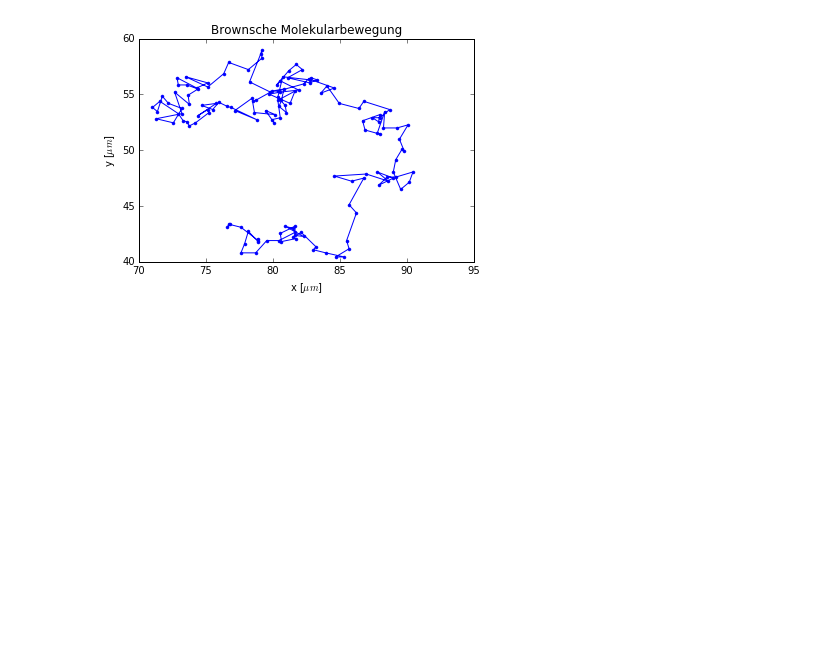
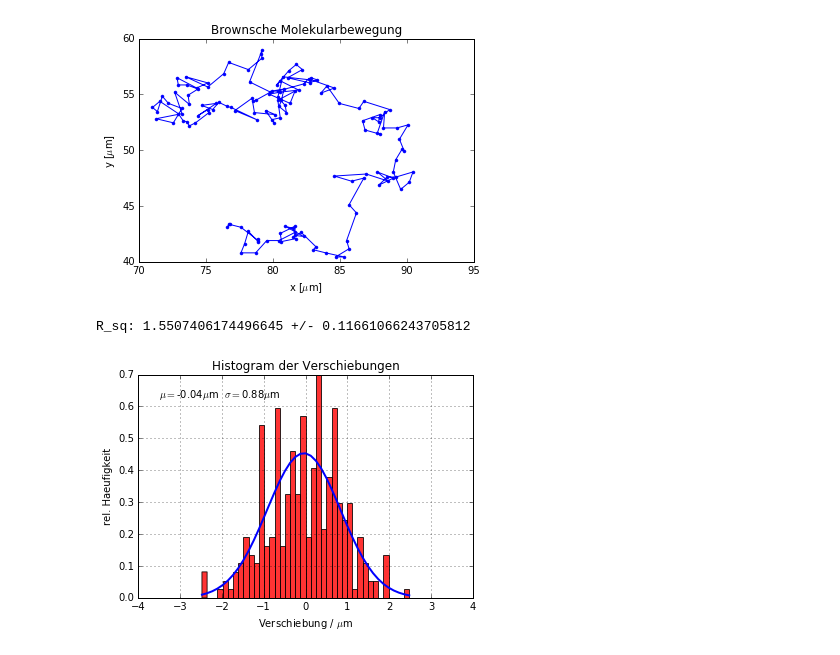
Before and after one commit to acereca/python, a Jupyter notebook: PAP223/223.ipynb, the cells around one changed output. Saved outputs shown, nothing was run; the diff lists cells and outputs as text; code cells hidden in the pictures; blank space fills up the shorter version.

```diff
--- a/PAP223/223.ipynb
+++ b/PAP223/223.ipynb
@@ -1 +1,10 @@
+# %%
+import matplotlib.pyplot as plt
+import matplotlib.mlab as mlab
+import numpy as np
+from helper import *
+%matplotlib inline
+
+file = np.genfromtxt("data/Messung - Schlotthauer Nisble.dat").T
+t,x,y = file[1],file[2],file[3]
 # %%
@@ -11,3 +16,12 @@ plt.savefig("Pfad - Schlotthauer Nisble",format="pdf")
 plt.show()
 # %% [output]
 [figure]
+# %%
+dt=np.array([])
+dx=np.array([])
+dy=np.array([])
+
+for i in range(len(t)-1):
+    dt=np.append( dt,t[i+1]-t[i])
+    dx=np.append( dx,x[i+1]-x[i])
+    dy=np.append( dy,y[i+1]-y[i])
@@ -13,0 +30,22 @@ plt.show()
+# %%
+r_squared_mean=np.mean(r_squared)
+r_squared_mean_std=np.std(r_squared)/np.sqrt(len(r_squared))
+
+printResult("R_sq",r_squared_mean,r_squared_mean_std,"")
+# %% [output]
+R_sq: 1.5507406174496645 +/- 0.11661066243705812
+# %%
+n, bins, patches=plt.hist(np.append(dx,dy), 40, normed=1, facecolor='red', alpha=0.8)
+
+plt.text(-3.5, .63, '$\mu=$'+str(round(np.mean(np.append(dx,dy)),2))+'$\mu$m'+'  $\sigma=$'+str(round(np.std(np.append(dx,dy)),2))+'$\mu$m')
+plt.xlabel('Verschiebung / $\mu$m')
+plt.ylabel('rel. Haeufigkeit')
+plt.title('Histogram der Verschiebungen')
+plt.grid(True)
+plt.axis([-4, 4, 0, 0.7])
+
+gauss = mlab.normpdf( bins, np.mean(np.append(dx,dy)), np.std(np.append(dx,dy)))
+plt.plot(bins, gauss, 'b-', linewidth=2)
+plt.show()
+# %% [output]
+[figure, added]
```
Also changed, not shown: parts of 3 cells of this notebook.
